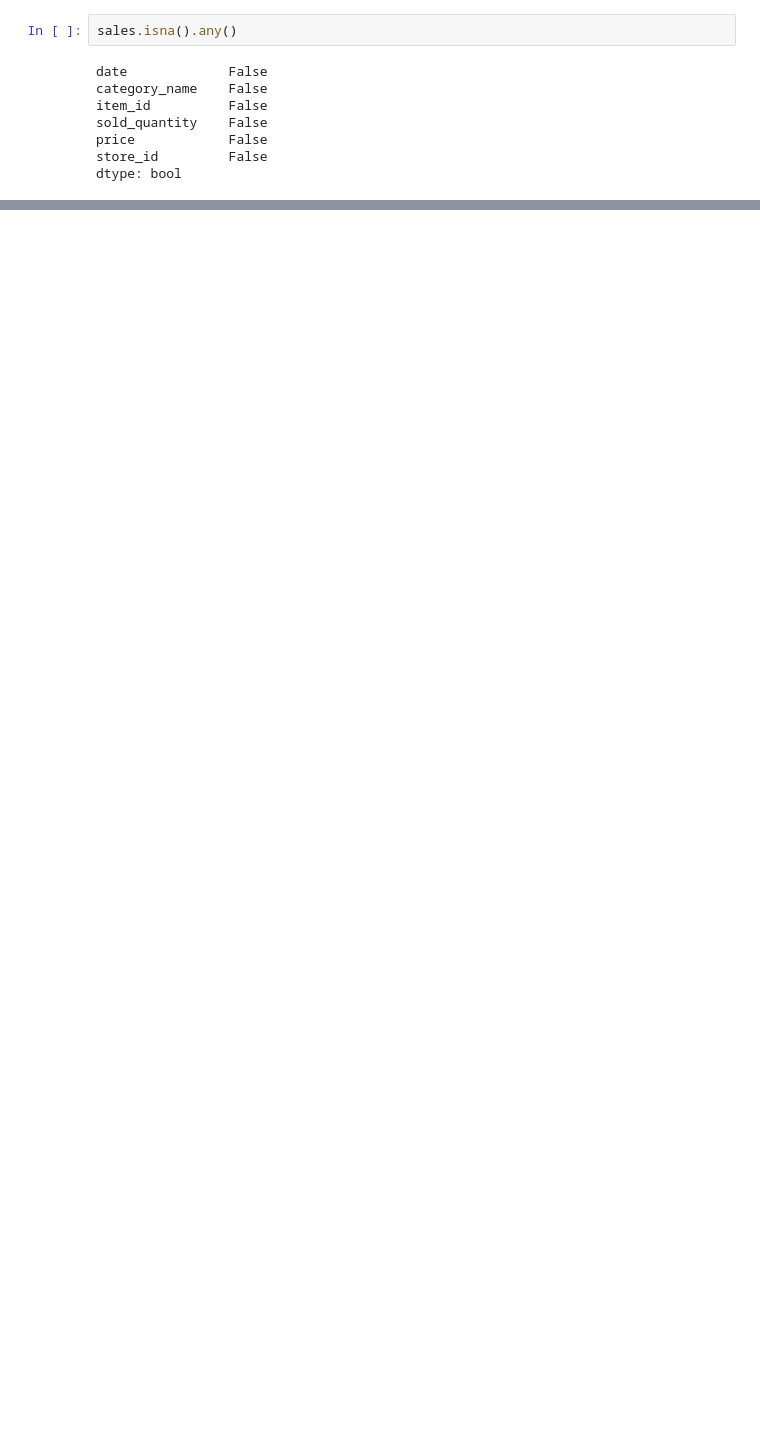
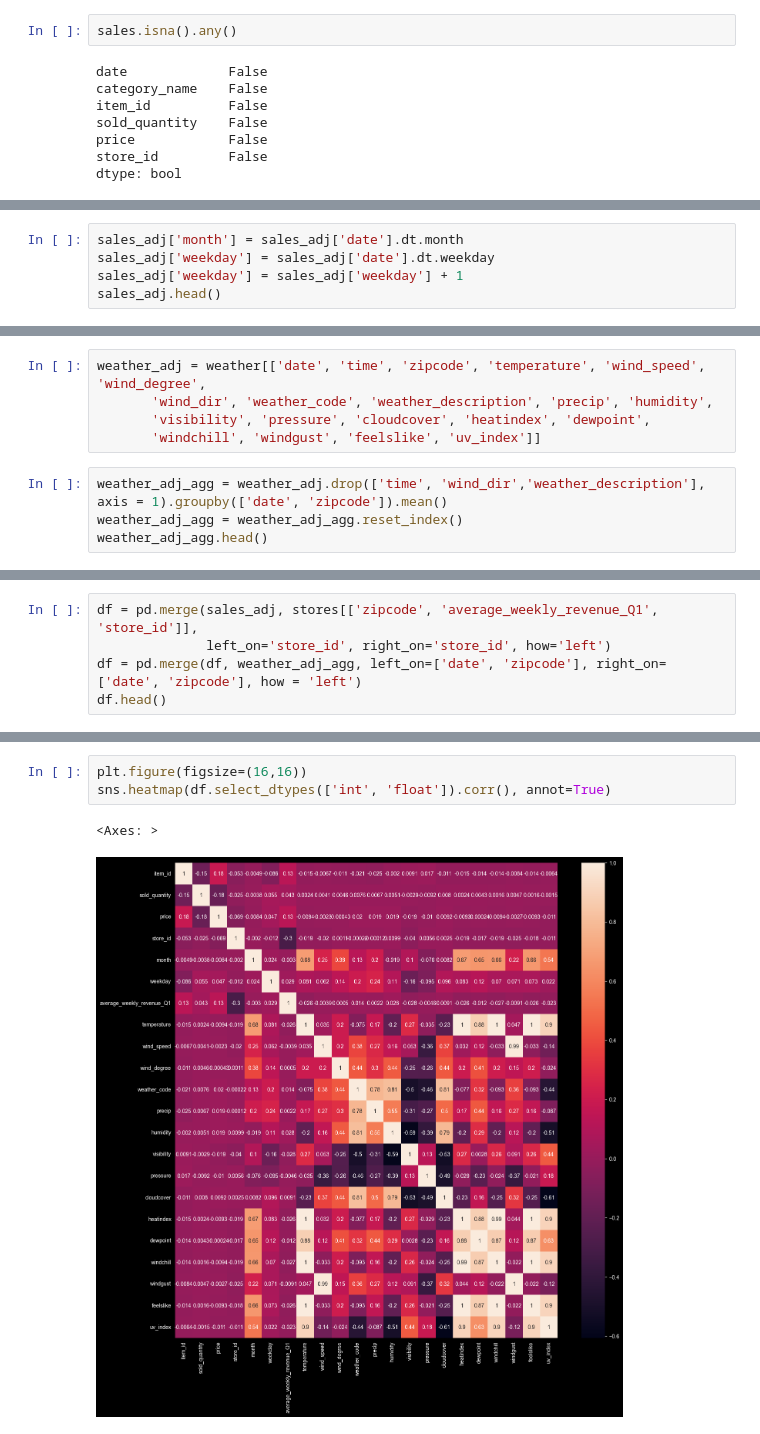
Before and after one commit to shuting-fish/food_prediction, a Jupyter notebook: food_prediction.ipynb, the cells around one changed output, grey strips where cells are left out. Cells and saved outputs as stored; diff of their text form; blank space fills up the shorter version.

```diff
--- a/food_prediction.ipynb
+++ b/food_prediction.ipynb
@@ -137,0 +255,5 @@ print(sales.loc[(sales['category_name'] == 'Brötchen') & (sales['store_id'] ==
+# %%
+sales_adj['month'] = sales_adj['date'].dt.month
+sales_adj['weekday'] = sales_adj['date'].dt.weekday
+sales_adj['weekday'] = sales_adj['weekday'] + 1
+sales_adj.head()
@@ -197,0 +416,9 @@ None
+# %%
+weather_adj = weather[['date', 'time', 'zipcode', 'temperature', 'wind_speed', 'wind_degree',
+       'wind_dir', 'weather_code', 'weather_description', 'precip', 'humidity',
+       'visibility', 'pressure', 'cloudcover', 'heatindex', 'dewpoint',
+       'windchill', 'windgust', 'feelslike', 'uv_index']]
+# %%
+weather_adj_agg = weather_adj.drop(['time', 'wind_dir','weather_description'], axis = 1).groupby(['date', 'zipcode']).mean()
+weather_adj_agg = weather_adj_agg.reset_index()
+weather_adj_agg.head()
@@ -197,0 +434,5 @@ None
+# %%
+df = pd.merge(sales_adj, stores[['zipcode', 'average_weekly_revenue_Q1', 'store_id']],
+              left_on='store_id', right_on='store_id', how='left')
+df = pd.merge(df, weather_adj_agg, left_on=['date', 'zipcode'], right_on= ['date', 'zipcode'], how = 'left')
+df.head()
@@ -197,0 +449,6 @@ None
+# %%
+plt.figure(figsize=(16,16))
+sns.heatmap(df.select_dtypes(['int', 'float']).corr(), annot=True)
+# %% [output]
+<Axes: >
+[figure, added]
```
Also changed, not shown: parts of 68 cells of this notebook.
